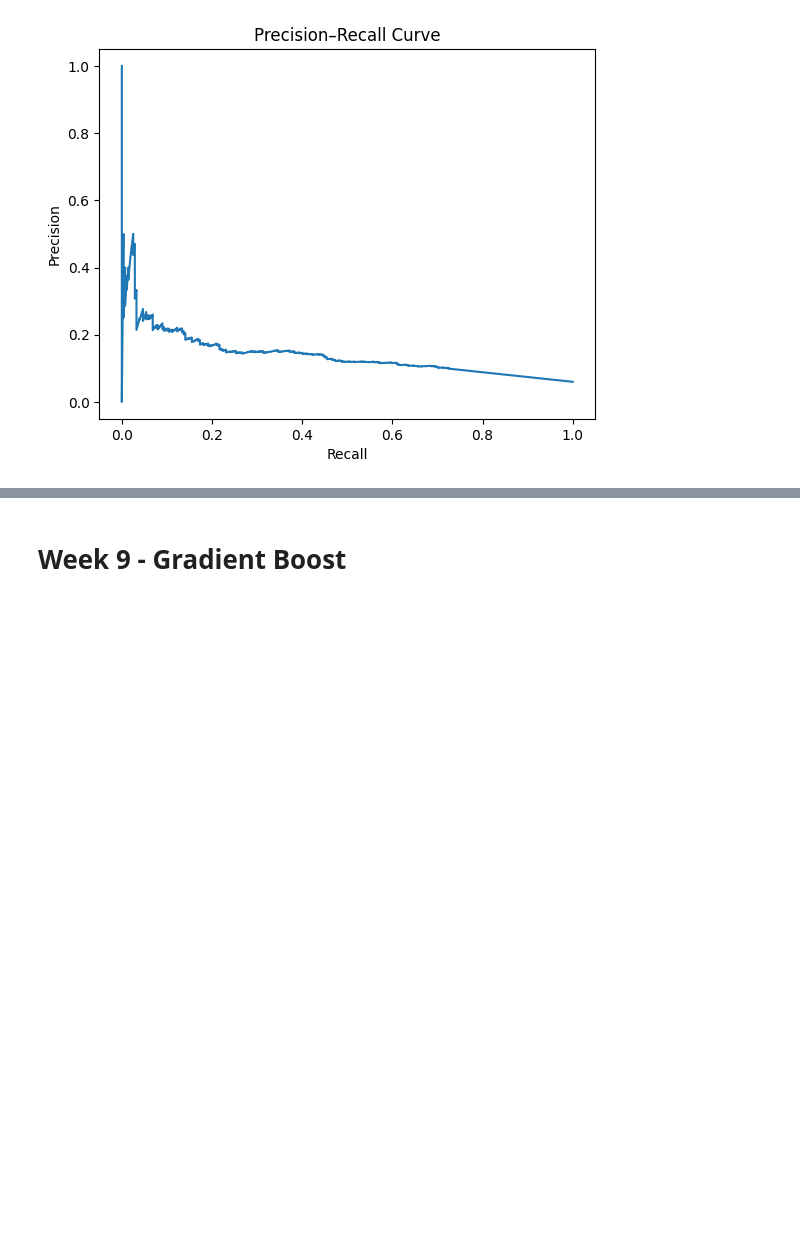
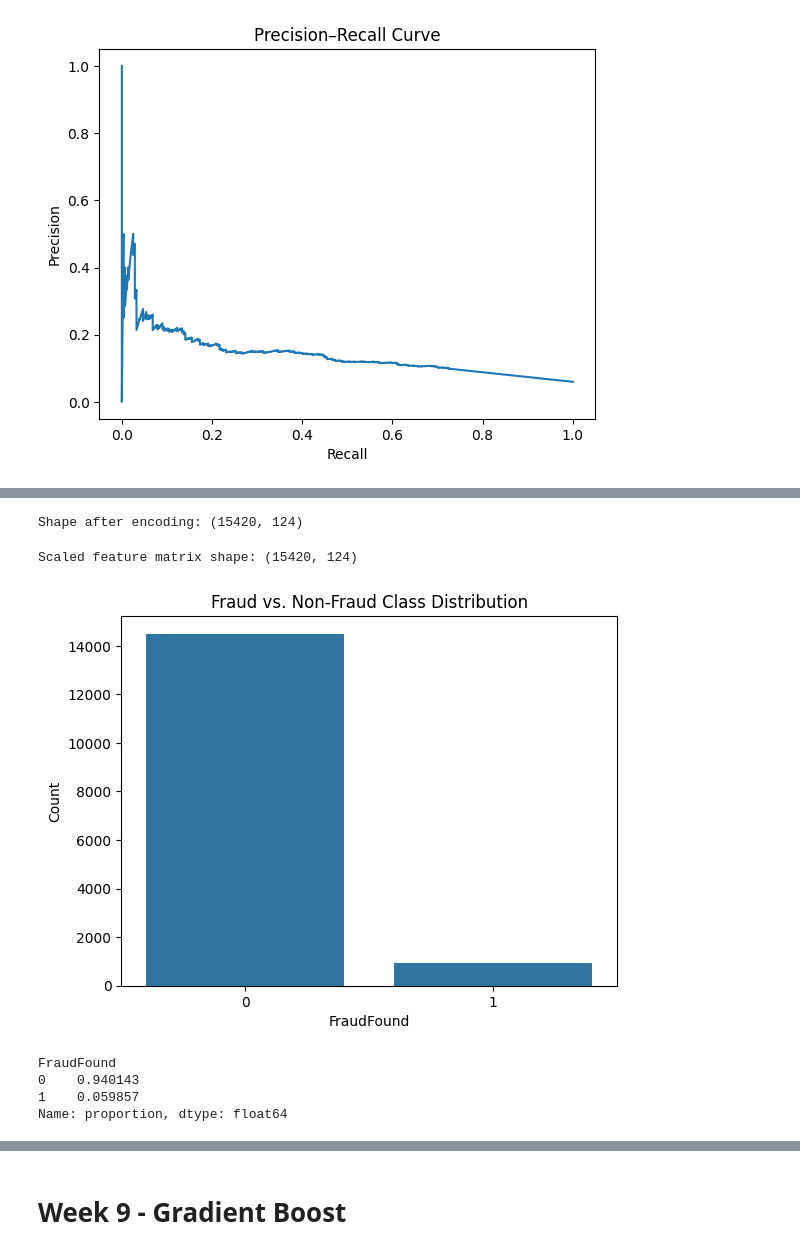
Before and after one commit to NicoleCarney/2025-spring-B2, a Jupyter notebook: Week 1 Spring/Capstone_Week1_Notebook.ipynb, the cells around one changed output, grey strips where cells are left out. Drawn from its saved outputs; the diff is of its cells as text; code cells hidden in the pictures; blank space fills up the shorter version.

```diff
--- a/Week 1 Spring/Capstone_Week1_Notebook.ipynb
+++ b/Week 1 Spring/Capstone_Week1_Notebook.ipynb
@@ -878,0 +888,43 @@ plt.show()
+# %%
+# Re-running preprocessing for reflection
+df_reflect = df.copy()
+
+# Ensure consistent label encoding for the target
+df_reflect["FraudFound"] = df_reflect["FraudFound"].map({"No": 0, "Yes": 1})
+
+# Separate target and features
+y_reflect = df_reflect["FraudFound"]
+X_reflect = df_reflect.drop("FraudFound", axis=1)
+
+# One-hot encode predictors
+X_reflect = pd.get_dummies(X_reflect, drop_first=True)
+
+# Quick check on encoded dimensions
+print("Shape after encoding:", X_reflect.shape)
+# %% [output]
+Shape after encoding: (15420, 124)
+# %%
+from sklearn.preprocessing import StandardScaler
+scaler_reflect = StandardScaler()
+X_reflect_scaled = scaler_reflect.fit_transform(X_reflect)
+
+print("Scaled feature matrix shape:", X_reflect_scaled.shape)
+# %% [output]
+Scaled feature matrix shape: (15420, 124)
+# %%
+import seaborn as sns
+import matplotlib.pyplot as plt
+
+sns.countplot(x=y_reflect)
+plt.title("Fraud vs. Non-Fraud Class Distribution")
+plt.xlabel("FraudFound")
+plt.ylabel("Count")
+plt.show()
+
+print(y_reflect.value_counts(normalize=True))
+# %% [output]
+[figure, added]
+FraudFound
+0    0.940143
+1    0.059857
+Name: proportion, dtype: float64
```
Also changed, not shown: parts of 4 cells of this notebook.
